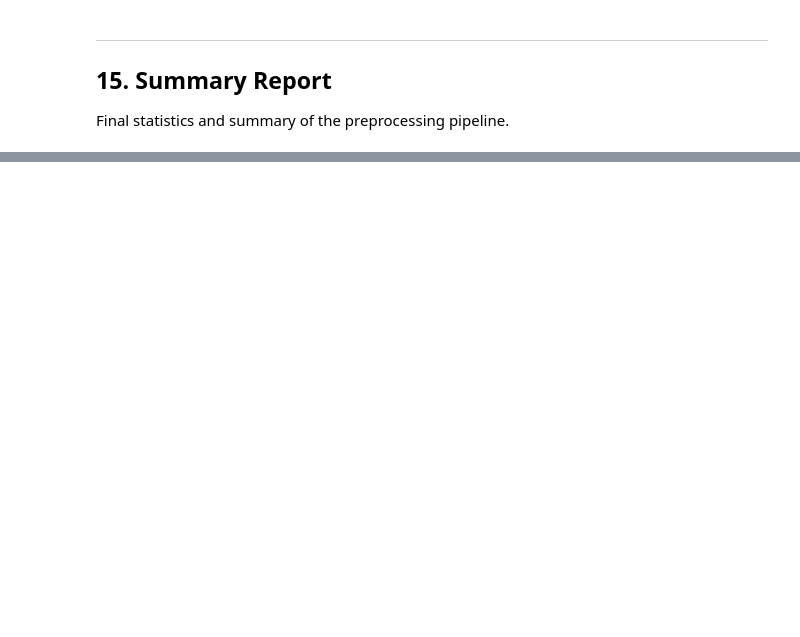
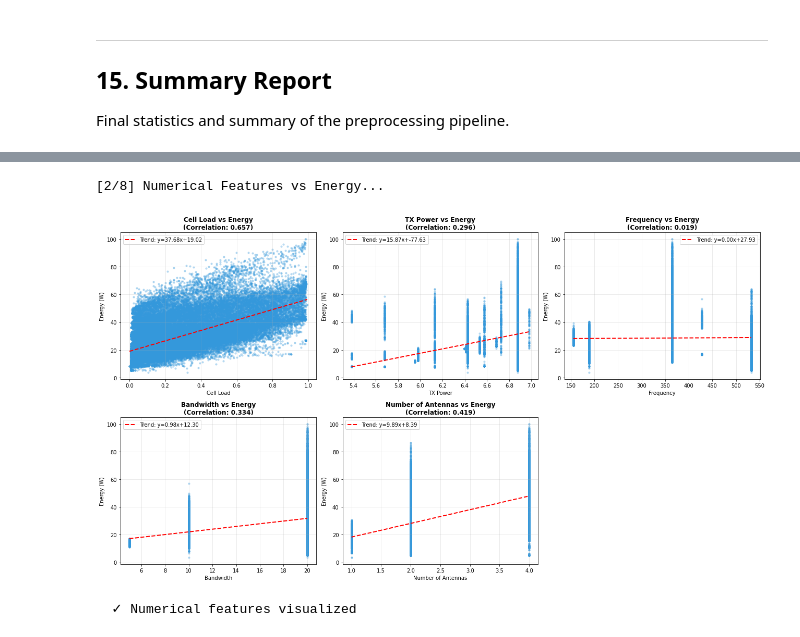
Before and after one commit to kritadhic/ai5ges, a Jupyter notebook: HuggingFace-netop-5G-Network-Energy-Consumption/preprocess_netop.ipynb, the cells around one changed output, grey strips where cells are left out. Saved outputs shown, nothing was run; the diff lists cells and outputs as text; code cells hidden in the pictures; blank space fills up the shorter version.

```diff
--- a/HuggingFace-netop-5G-Network-Energy-Consumption/preprocess_netop.ipynb
+++ b/HuggingFace-netop-5G-Network-Energy-Consumption/preprocess_netop.ipynb
@@ -742,0 +1114,48 @@ df_final.columns
+# %%
+# =============================================================================
+# 2. NUMERICAL FEATURES VS ENERGY
+# =============================================================================
+print("\n[2/8] Numerical Features vs Energy...")
+
+# Numerical features to analyze
+numerical_features = {
+    'load': 'Cell Load',
+    'TXpower': 'TX Power',
+    'Frequency': 'Frequency',
+    'Bandwidth': 'Bandwidth',
+    'Antennas': 'Number of Antennas'
+}
+
+fig, axes = plt.subplots(2, 3, figsize=(18, 10))
+axes = axes.flatten()
+
+for idx, (feature, title) in enumerate(numerical_features.items()):
+    # Scatter plot with regression line
+    axes[idx].scatter(df_final[feature], df_final['Energy'], alpha=0.3, s=10, color='#3498db')
+
+    # Add trend line
+    z = np.polyfit(df_final[feature], df_final['Energy'], 1)
+    p = np.poly1d(z)
+    axes[idx].plot(df_final[feature].sort_values(), p(df_final[feature].sort_values()),
+                   "r--", linewidth=2, label=f'Trend: y={z[0]:.2f}x+{z[1]:.2f}')
+
+    # Calculate correlation
+    corr = df_final[[feature, 'Energy']].corr().iloc[0, 1]
+
+    axes[idx].set_title(f'{title} vs Energy\n(Correlation: {corr:.3f})', fontsize=12, fontweight='bold')
+    axes[idx].set_xlabel(title)
+    axes[idx].set_ylabel('Energy (W)')
+    axes[idx].legend()
+    axes[idx].grid(True, alpha=0.3)
+
+# Remove extra subplot
+axes[-1].remove()
+
+plt.tight_layout()
+plt.show()
+
+print("  ✓ Numerical features visualized")
+# %% [output]
+[2/8] Numerical Features vs Energy...
+[figure, added]
+  ✓ Numerical features visualized
```
Also changed, not shown: parts of 29 cells of this notebook, 6 other files.
